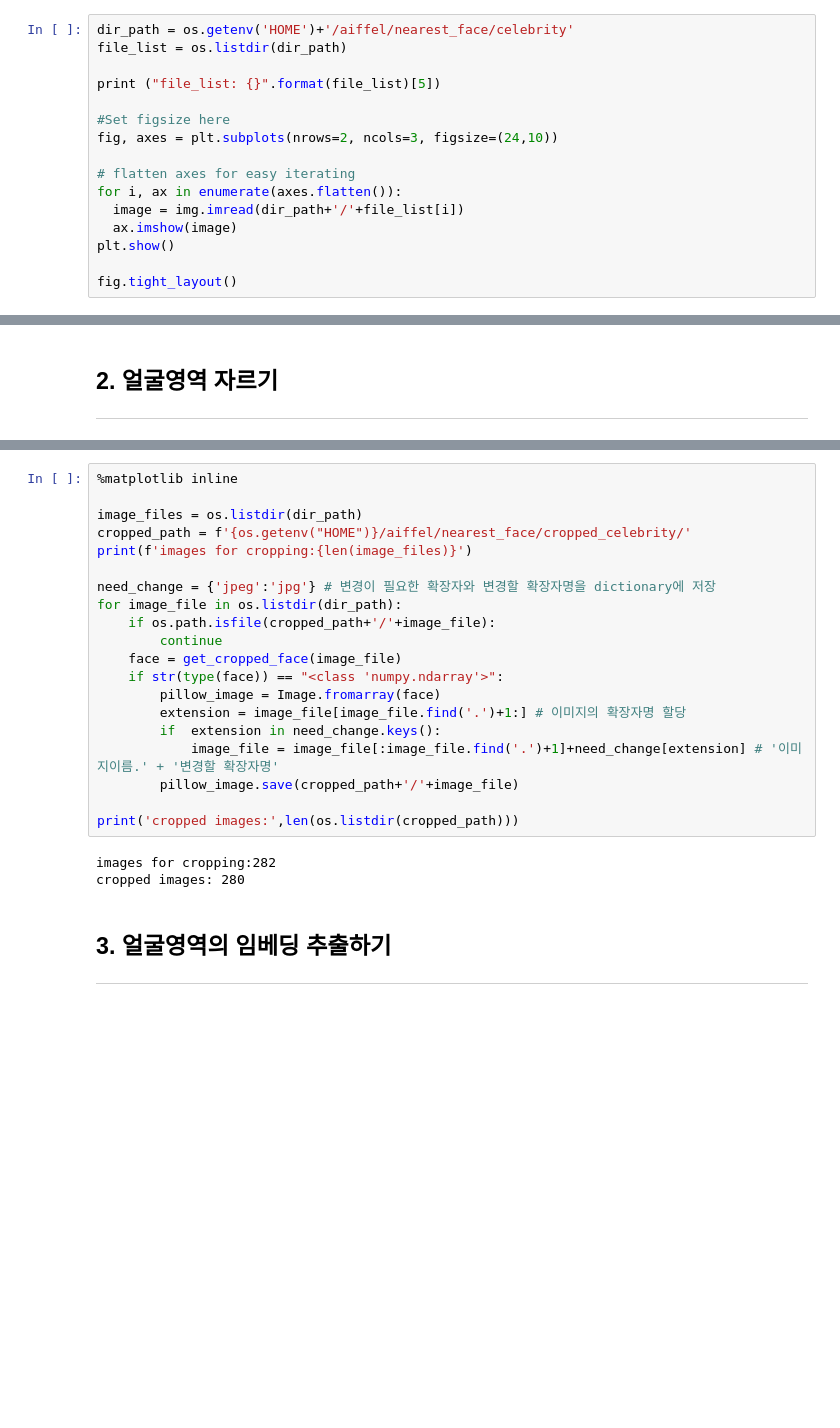
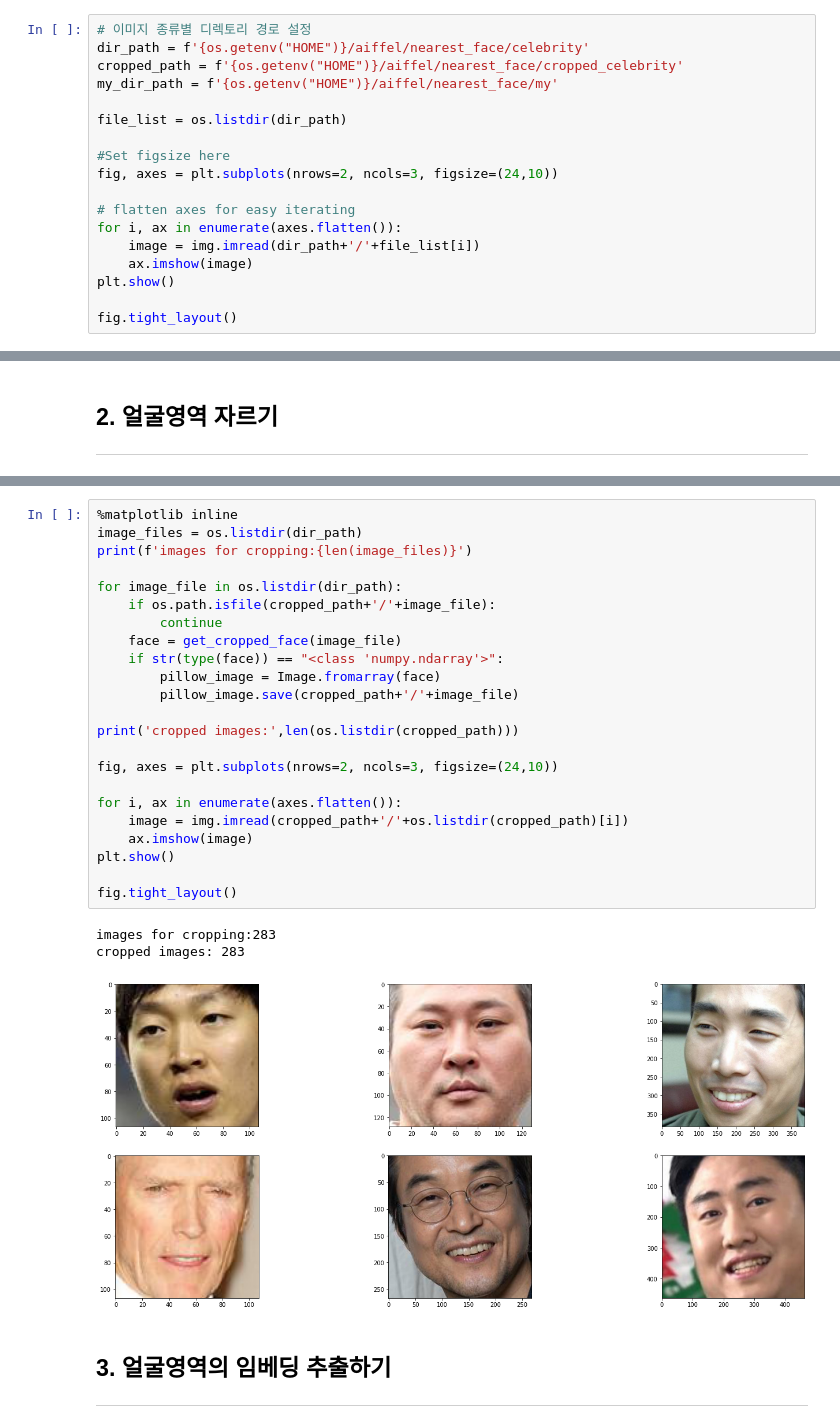
Before and after one commit to tunastorm/aiffel_lms, a Jupyter notebook: nearest_face/[E-05] likely_celebrity_ycw.ipynb, the cells around one changed output, grey strips where cells are left out. Drawn from its saved outputs; the diff is of its cells as text; blank space fills up the shorter version.

```diff
--- a/nearest_face/[E-05] likely_celebrity_ycw.ipynb
+++ b/nearest_face/[E-05] likely_celebrity_ycw.ipynb
@@ -19,18 +26,20 @@ import os
 ### 1. 정수희 퍼실님이 공유해주신 한국 유명인 얼굴 데이터 셋을 활용하였다.
 [정수희 퍼실님 agit 게시글](https://drive.google.com/file/d/1SCNlkW3l9bzsGhzFVk8DmNdfq9D-sey2/view?usp=sharing)
 # %%
-dir_path = os.getenv('HOME')+'/aiffel/nearest_face/celebrity'
+# 이미지 종류별 디렉토리 경로 설정
+dir_path = f'{os.getenv("HOME")}/aiffel/nearest_face/celebrity'
+cropped_path = f'{os.getenv("HOME")}/aiffel/nearest_face/cropped_celebrity'
+my_dir_path = f'{os.getenv("HOME")}/aiffel/nearest_face/my'
+
 file_list = os.listdir(dir_path)
-
-print ("file_list: {}".format(file_list)[5])
 
 #Set figsize here
 fig, axes = plt.subplots(nrows=2, ncols=3, figsize=(24,10))
 
 # flatten axes for easy iterating
 for i, ax in enumerate(axes.flatten()):
-  image = img.imread(dir_path+'/'+file_list[i])
-  ax.imshow(image)
+    image = img.imread(dir_path+'/'+file_list[i])
+    ax.imshow(image)
 plt.show()
 
 fig.tight_layout()
@@ -58,27 +88,31 @@ def get_cropped_face(image_file, **kwargs):
     return cropped_face
 # %%
 %matplotlib inline
-
 image_files = os.listdir(dir_path)
-cropped_path = f'{os.getenv("HOME")}/aiffel/nearest_face/cropped_celebrity/'
 print(f'images for cropping:{len(image_files)}')
 
-need_change = {'jpeg':'jpg'} # 변경이 필요한 확장자와 변경할 확장자명을 dictionary에 저장
 for image_file in os.listdir(dir_path):
     if os.path.isfile(cropped_path+'/'+image_file):
         continue
     face = get_cropped_face(image_file)
     if str(type(face)) == "<class 'numpy.ndarray'>":
         pillow_image = Image.fromarray(face)
-        extension = image_file[image_file.find('.')+1:] # 이미지의 확장자명 할당
-        if  extension in need_change.keys():
-            image_file = image_file[:image_file.find('.')+1]+need_change[extension] # '이미지이름.' + '변경할 확장자명'
         pillow_image.save(cropped_path+'/'+image_file)
 
 print('cropped images:',len(os.listdir(cropped_path)))
+
+fig, axes = plt.subplots(nrows=2, ncols=3, figsize=(24,10))
+
+for i, ax in enumerate(axes.flatten()):
+    image = img.imread(cropped_path+'/'+os.listdir(cropped_path)[i])
+    ax.imshow(image)
+plt.show()
+
+fig.tight_layout()
 # %% [output]
-images for cropping:282
-cropped images: 280
+images for cropping:283
+cropped images: 283
+[figure, added]
 # %% [markdown]
 ## 3. 얼굴영역의 임베딩 추출하기
 -----
```
Also changed, not shown: parts of 15 cells of this notebook.
